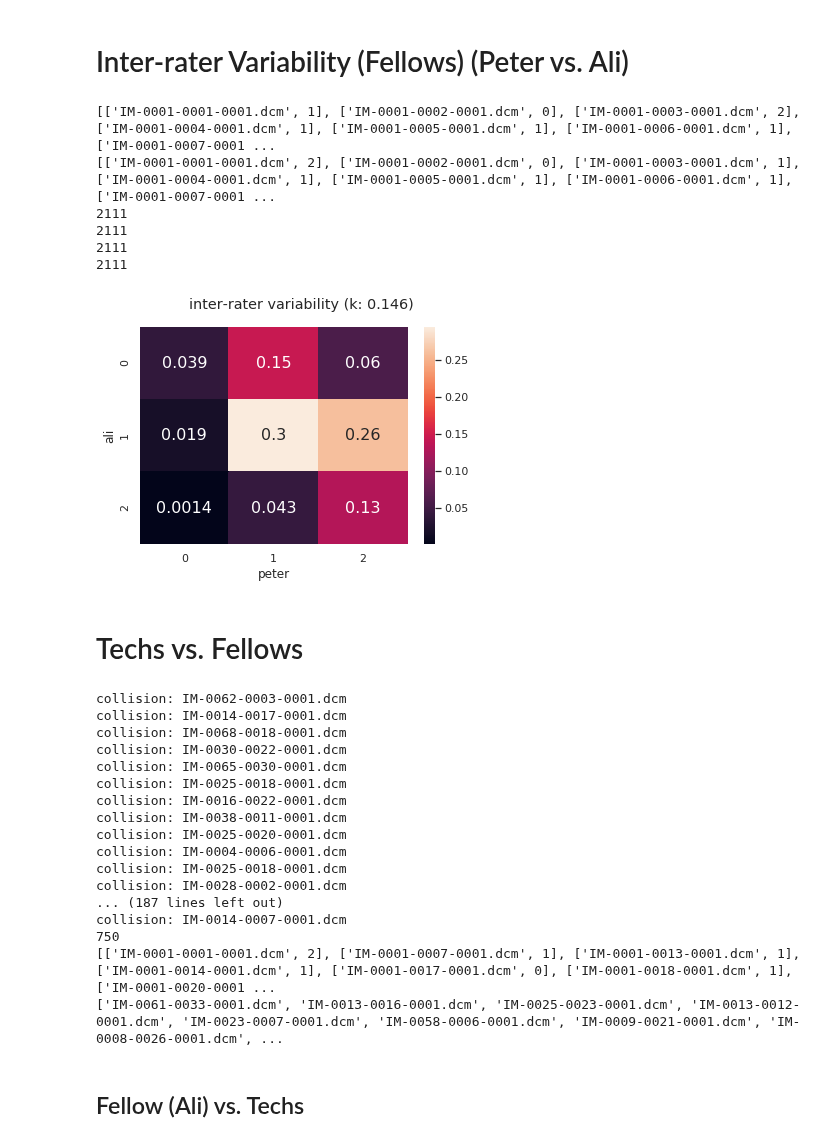
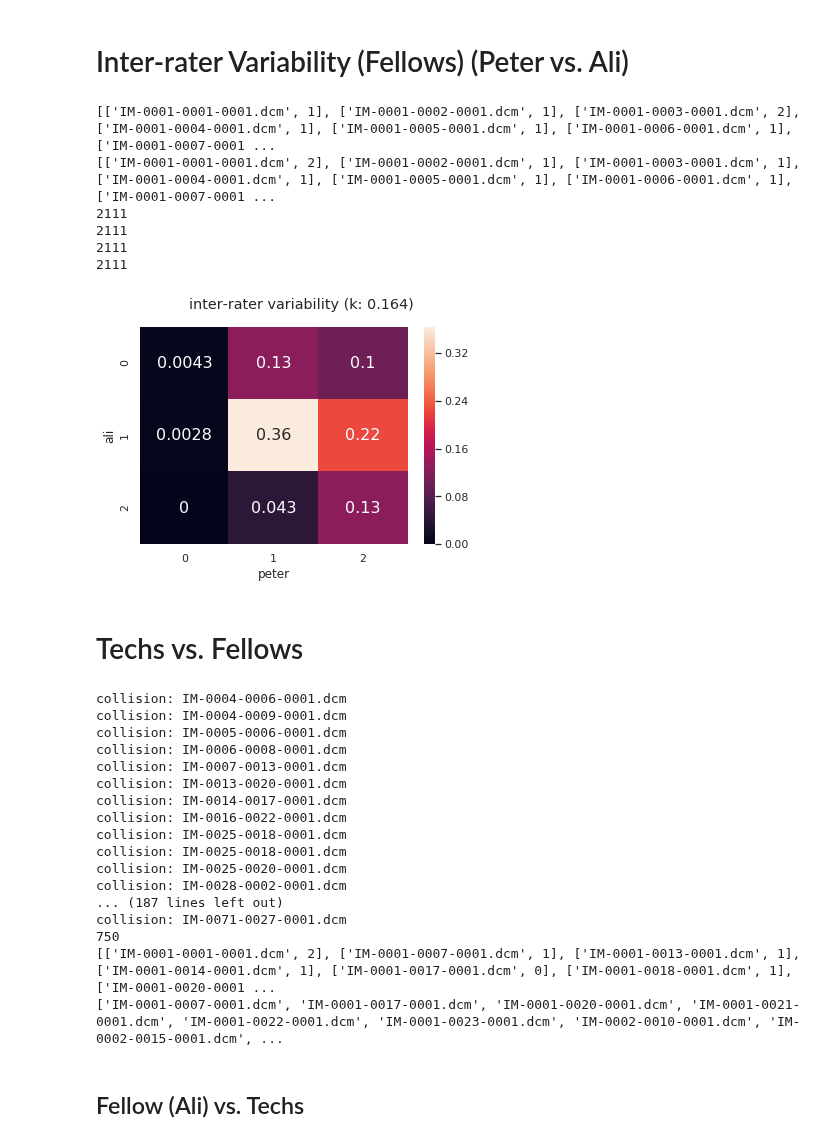
Before and after one commit to 18jeffreyma/motion-artifact, a Jupyter notebook: inter_rater_analysis.ipynb, the cells around one changed output. Saved outputs shown, nothing was run; the diff lists cells and outputs as text; code cells hidden in the pictures.

```diff
--- a/inter_rater_analysis.ipynb
+++ b/inter_rater_analysis.ipynb
@@ -5,7 +5,7 @@ import csv
 import tensorflow as tf
 tf.enable_eager_execution()
 
-def get_ratings_list(log_path, name_index=1, label_index=2):
+def get_ratings_list(log_path, name_index=1, label_index=2, sort=True):
 
     ratings_list = []
 
@@ -29,13 +29,26 @@ def get_ratings_list(log_path, name_index=1, label_index=2):
 
             row_count = row_count + 1
 
+    if (sort):
+        ratings_list = sorted(ratings_list, key=(lambda x: x[0]))
+
     return ratings_list
 
-def get_first(elem):
-    return elem[0]
+def get_indexed_ratings(log_path, name_index=1, label_index=2, sort=True):
+
+    ratings = get_ratings_list(log_path, name_index=name_index, label_index=label_index, sort=sort)
+
+    ratings_indexed = lst = [[] for _ in range(4)]
+
+    for rating in ratings:
+
+        ratings_indexed[rating[1]].append(rating[0])
+
+    return ratings_indexed
 
 
-def display_cm(y1, y2, title="inter-rater variability", axis_titles=["y1", "y2"], remove_unlabeled=True):
+
+def display_cm(y1, y2, title="inter-rater variability", axis_titles=["y1", "y2"], ck=True, remove_unlabeled=True):
     cm = tf.confusion_matrix(y1, y2)
     cm = tf.to_float(cm)
     cm = cm/len(y1)
@@ -59,7 +72,10 @@ def display_cm(y1, y2, title="inter-rater variability", axis_titles=["y1", "y2"]
 
     cohen_kappa = sklearn.metrics.cohen_kappa_score(y1, y2)
 
-    plt.suptitle(title + " (k: " + str('%.3f'%(cohen_kappa)) + ")")
+    if (ck):
+        plt.suptitle(title + " (k: " + str('%.3f'%(cohen_kappa)) + ")")
+    else:
+        plt.suptitle(title)
 
     ax = sns.heatmap(df_cm, annot=True,annot_kws={"size": 16})# font size
     ax.set(xlabel=axis_titles[1], ylabel=axis_titles[0])
@@ -75,41 +91,38 @@ import seaborn as sns
 import pandas as pd
 import matplotlib.pyplot as plt
 import sklearn.metrics
 
 
 log_path_ali = "./data/logs/ratings_ali.csv"
 log_path_peter = "./data/logs/ratings_peter.csv"
 
-ratings_ali = get_ratings_list(log_path_ali)
-ratings_peter = get_ratings_list(log_path_peter)
-
-ratings_ali = sorted(ratings_ali, key=get_first)
-ratings_peter = sorted(ratings_peter, key=get_first)
+ratings_ali = get_ratings_list(log_path_ali, label_index=3)
+ratings_peter = get_ratings_list(log_path_peter, label_index=3)
 
 print(ratings_ali[:20])
 print(ratings_peter[:20])
 
 print(len(ratings_ali))
 print(len(ratings_peter))
 
 #check if length of two 2d arrays are the same
 
 ali_labels = [rating[1] for rating in ratings_ali]
 peter_labels = [rating[1] for rating in ratings_peter]
 
 
 print(len(ali_labels))
 print(len(peter_labels))
 
 display_cm(ali_labels, peter_labels, axis_titles=["ali", "peter"])
 # %% [output]
-[['IM-0001-0001-0001.dcm', 1], ['IM-0001-0002-0001.dcm', 0], ['IM-0001-0003-0001.dcm', 2], ['IM-0001-0004-0001.dcm', 1], ['IM-0001-0005-0001.dcm', 1], ['IM-0001-0006-0001.dcm', 1], ['IM-0001-0007-0001 ...
-[['IM-0001-0001-0001.dcm', 2], ['IM-0001-0002-0001.dcm', 0], ['IM-0001-0003-0001.dcm', 1], ['IM-0001-0004-0001.dcm', 1], ['IM-0001-0005-0001.dcm', 1], ['IM-0001-0006-0001.dcm', 1], ['IM-0001-0007-0001 ...
+[['IM-0001-0001-0001.dcm', 1], ['IM-0001-0002-0001.dcm', 1], ['IM-0001-0003-0001.dcm', 2], ['IM-0001-0004-0001.dcm', 1], ['IM-0001-0005-0001.dcm', 1], ['IM-0001-0006-0001.dcm', 1], ['IM-0001-0007-0001 ...
+[['IM-0001-0001-0001.dcm', 2], ['IM-0001-0002-0001.dcm', 1], ['IM-0001-0003-0001.dcm', 1], ['IM-0001-0004-0001.dcm', 1], ['IM-0001-0005-0001.dcm', 1], ['IM-0001-0006-0001.dcm', 1], ['IM-0001-0007-0001 ...
 2111
 2111
 2111
 2111
-[figure, old version]
+[figure, new version]
 # %% [markdown]
 # Techs vs. Fellows
 # %%
@@ -150,28 +163,28 @@ for log_path in tech_log_paths:
 
 print(len(ratings_techs))
 
-ratings_techs = sorted(ratings_techs, key=get_first)
+ratings_techs = sorted(ratings_techs, key=(lambda x: x[0]))
 
 print(ratings_techs[:10])
 print(processed_dicoms[:10])
 # %% [output]
-collision: IM-0062-0003-0001.dcm
+collision: IM-0004-0006-0001.dcm
+collision: IM-0004-0009-0001.dcm
+collision: IM-0005-0006-0001.dcm
+collision: IM-0006-0008-0001.dcm
+collision: IM-0007-0013-0001.dcm
+collision: IM-0013-0020-0001.dcm
 collision: IM-0014-0017-0001.dcm
-collision: IM-0068-0018-0001.dcm
-collision: IM-0030-0022-0001.dcm
-collision: IM-0065-0030-0001.dcm
+collision: IM-0016-0022-0001.dcm
 collision: IM-0025-0018-0001.dcm
-collision: IM-0016-0022-0001.dcm
-collision: IM-0038-0011-0001.dcm
+collision: IM-0025-0018-0001.dcm
 collision: IM-0025-0020-0001.dcm
-collision: IM-0004-0006-0001.dcm
-collision: IM-0025-0018-0001.dcm
 collision: IM-0028-0002-0001.dcm
 ... (187 lines left out)
-collision: IM-0014-0007-0001.dcm
+collision: IM-0071-0027-0001.dcm
 750
 [['IM-0001-0001-0001.dcm', 2], ['IM-0001-0007-0001.dcm', 1], ['IM-0001-0013-0001.dcm', 1], ['IM-0001-0014-0001.dcm', 1], ['IM-0001-0017-0001.dcm', 0], ['IM-0001-0018-0001.dcm', 1], ['IM-0001-0020-0001 ...
-['IM-0061-0033-0001.dcm', 'IM-0013-0016-0001.dcm', 'IM-0025-0023-0001.dcm', 'IM-0013-0012-0001.dcm', 'IM-0023-0007-0001.dcm', 'IM-0058-0006-0001.dcm', 'IM-0009-0021-0001.dcm', 'IM-0008-0026-0001.dcm', ...
+['IM-0001-0007-0001.dcm', 'IM-0001-0017-0001.dcm', 'IM-0001-0020-0001.dcm', 'IM-0001-0021-0001.dcm', 'IM-0001-0022-0001.dcm', 'IM-0001-0023-0001.dcm', 'IM-0002-0010-0001.dcm', 'IM-0002-0015-0001.dcm', ...
 # %% [markdown]
 ## Fellow (Ali) vs. Techs
 # %%
```
Also changed, not shown: parts of 4 cells of this notebook, 1 other file.
